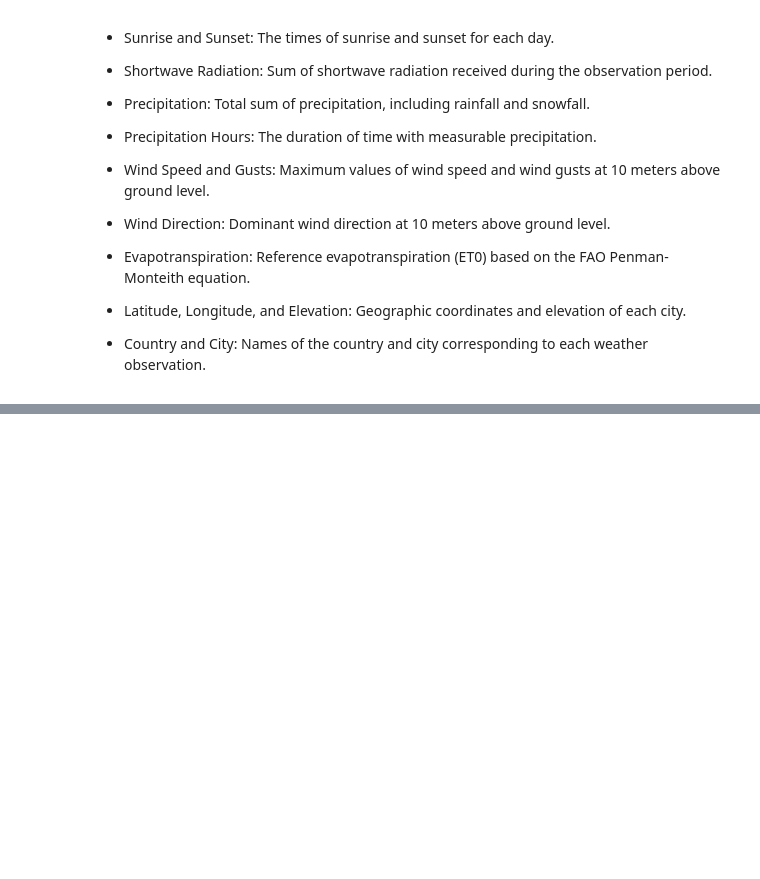
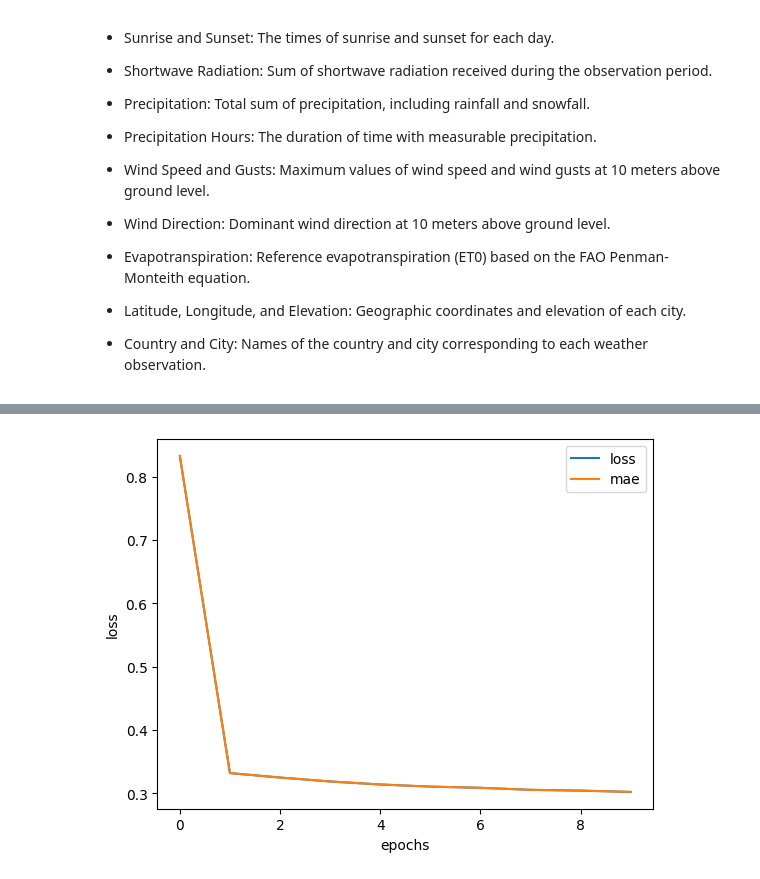
Before and after one commit to hashanranasinghe/ML, a Jupyter notebook: weather.ipynb, the cells around one changed output, grey strips where cells are left out. Saved outputs shown, nothing was run; the diff lists cells and outputs as text; code cells hidden in the pictures; blank space fills up the shorter version.

Commit message:
build the model

```diff
--- a/weather.ipynb
+++ b/weather.ipynb
@@ -191,0 +519,5 @@ df.info()
+# %%
+def encode(data, col, max_val):
+    data[col + '_sin'] = np.sin(2 * np.pi * data[col]/max_val)
+    data[col + '_cos'] = np.cos(2 * np.pi * data[col]/max_val)
+    return data
@@ -191,0 +550,2 @@ df.info()
+# %%
+df = df.drop(['time_day','time_month','time_year','sunrise_day','sunrise_month','sunrise_year','sunset_day','sunset_month','sunset_year','sunrise_hour','sunrise_minute','sunrise_second','sunset_hour','sunset_minute','sunset_second'],axis=1)
@@ -191,0 +618,13 @@ df.info()
+# %%
+tf.random.set_seed(42)
+
+model_1 = tf.keras.Sequential([
+    tf.keras.layers.Dense(100),
+    tf.keras.layers.Dense(10),
+    tf.keras.layers.Dense(1),
+])
+
+model_1.compile(loss=tf.keras.losses.mae,
+                          optimizer=tf.keras.optimizers.Adam(learning_rate=0.01), metrics=['mae'])
+
+model_1.fit(X_train_normal, y_train, epochs=10)
@@ -191,0 +658,13 @@ df.info()
+# %%
+tf.random.set_seed(42)
+
+model_2 = tf.keras.Sequential([
+    tf.keras.layers.Dense(100),
+    tf.keras.layers.Dense(10),
+    tf.keras.layers.Dense(1),
+])
+
+model_2.compile(loss=tf.keras.losses.mae,
+                          optimizer=tf.keras.optimizers.Adam(learning_rate=0.001), metrics=['mae'])
+
+history_2 = model_2.fit(X_train_normal, y_train, epochs=10)
@@ -191,0 +697,7 @@ df.info()
+# %%
+pd.DataFrame(history_2.history).plot()
+plt.ylabel('loss')
+plt.xlabel('epochs')
+plt.show()
+# %% [output]
+[figure, added]
```
Also changed, not shown: parts of 61 cells of this notebook.
